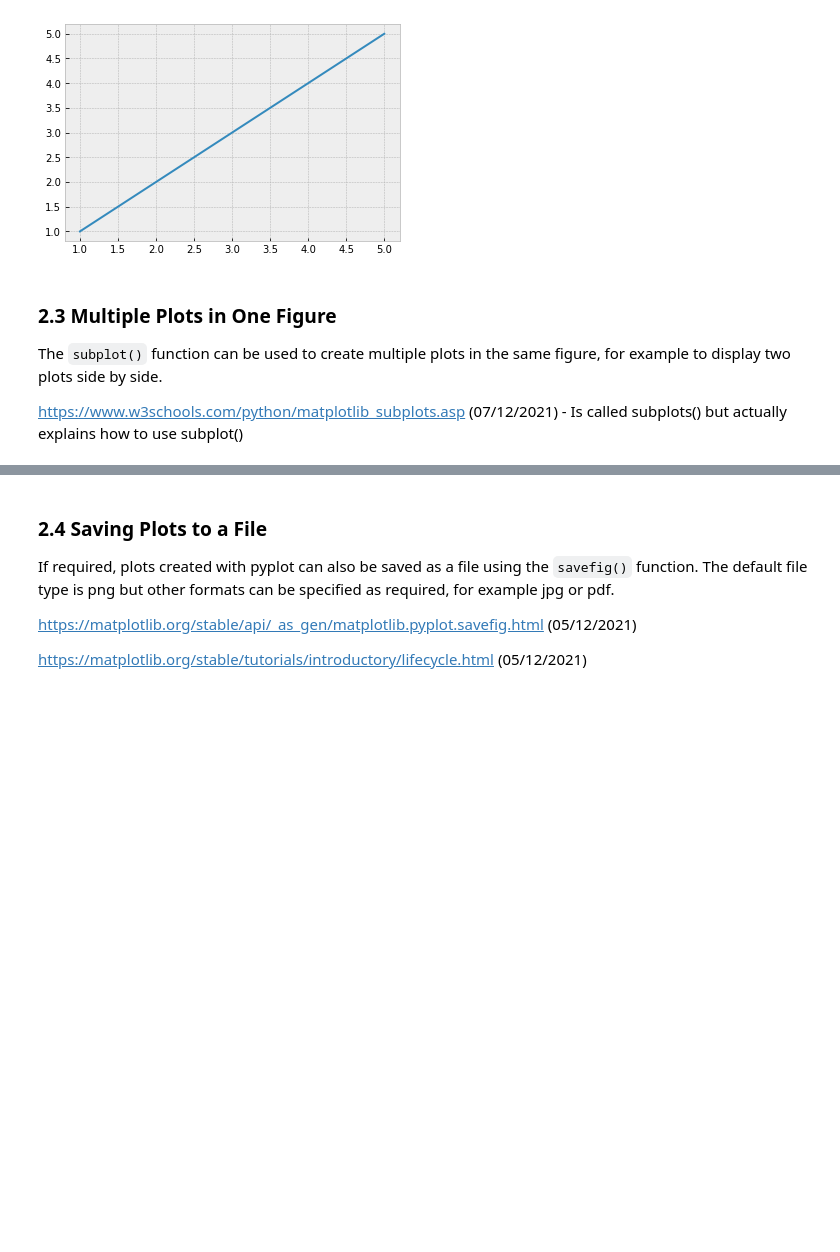
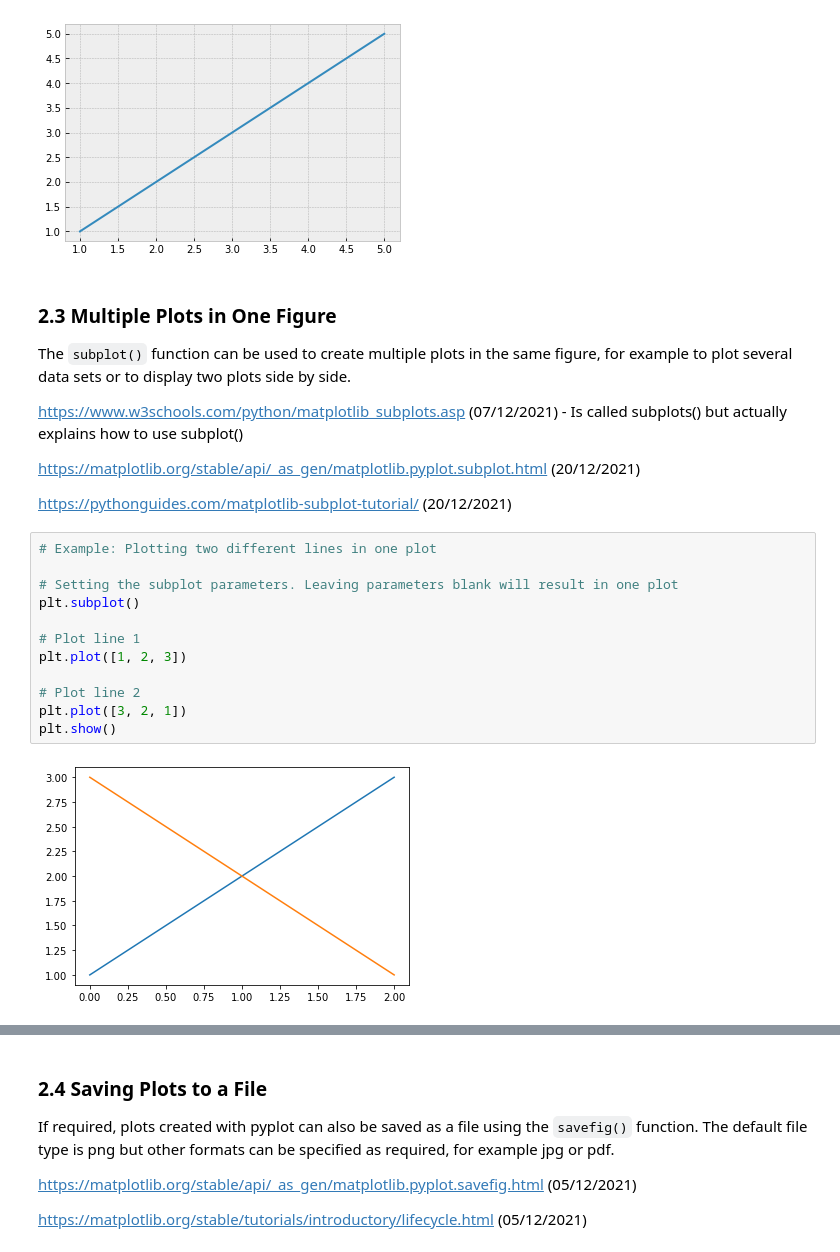
Before and after one commit to ssteffens/fundamentals-data-analysis-assessment, a Jupyter notebook: pyplot.ipynb, the cells around one changed output, grey strips where cells are left out. Saved outputs shown, nothing was run; the diff lists cells and outputs as text; blank space fills up the shorter version.

Commit message:
Pyplot - Subplot function

```diff
--- a/pyplot.ipynb
+++ b/pyplot.ipynb
@@ -378,6 +378,24 @@ plt.show()
 <a id='part2.3'></a>
 
 ### **2.3 Multiple Plots in One Figure**
-The `subplot()` function can be used to create multiple plots in the same figure, for example to display two plots side by side.
+The `subplot()` function can be used to create multiple plots in the same figure, for example to plot several data sets or to display two plots side by side.
 
 https://www.w3schools.com/python/matplotlib_subplots.asp (07/12/2021) - Is called subplots() but actually explains how to use subplot()
+
+https://matplotlib.org/stable/api/_as_gen/matplotlib.pyplot.subplot.html (20/12/2021)
+
+https://pythonguides.com/matplotlib-subplot-tutorial/ (20/12/2021)
+# %%
+# Example: Plotting two different lines in one plot
+
+# Setting the subplot parameters. Leaving parameters blank will result in one plot
+plt.subplot()
+
+# Plot line 1
+plt.plot([1, 2, 3])
+
+# Plot line 2
+plt.plot([3, 2, 1])
+plt.show()
+# %% [output]
+[figure, added]
```
Also changed, not shown: parts of 1 cell of this notebook, 11 other files.
